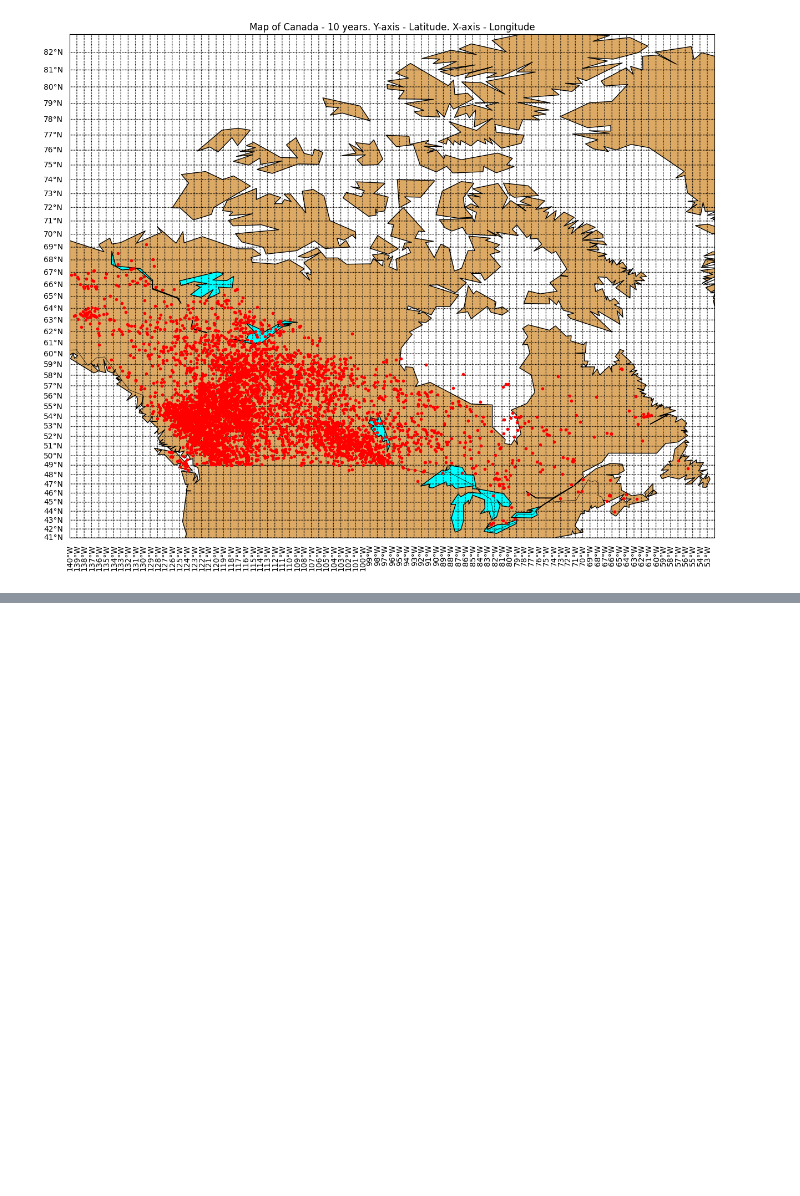
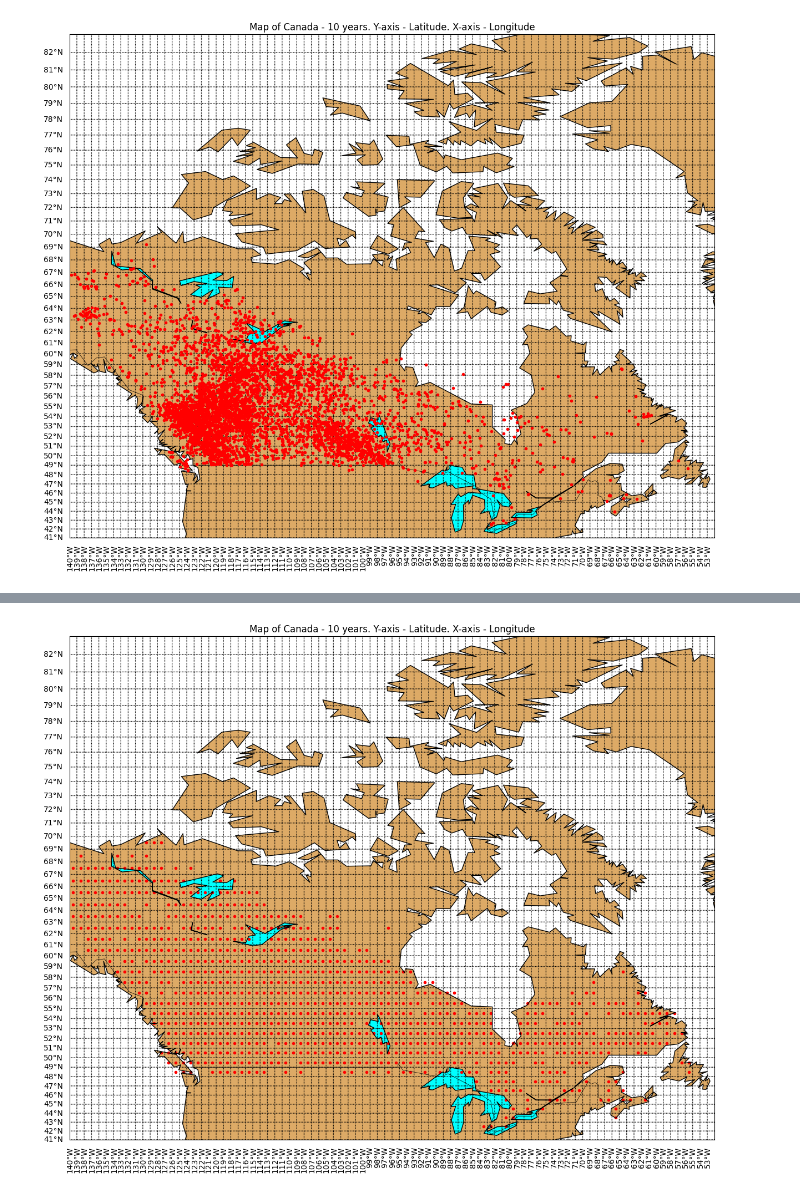
Before and after one commit to namratadakua/wildfire-prediction, a Jupyter notebook: map_plot_fire_grid.ipynb, the cells around one changed output, grey strips where cells are left out. Cells and saved outputs as stored; diff of their text form; code cells hidden in the pictures; blank space fills up the shorter version.

Commit message:
fire count based on coordinates

```diff
--- a/map_plot_fire_grid.ipynb
+++ b/map_plot_fire_grid.ipynb
@@ -258,3 +342,4 @@ class GridCell:
 # %%
-len(parallels)
+fire_data_grid = FireDataGrid()
+fire_data_grid.set_fire_count()
 # %% [output]
@@ -300,0 +388,51 @@ array([[GridCell( llat = 41,  ulat = 42, llon = -140, ulon = -139, fire_count =
+# %%
+import matplotlib.pyplot as plt
+from mpl_toolkits.basemap import Basemap
+import os
+import pandas as pd
+import numpy as np
+
+# Increase the size of the plot
+plt.figure(figsize=(15, 15))
+
+llon = -140
+ulon = -52
+llat = 41
+ulat = 83
+
+parallels = range(llat, ulat, 1)
+meridians = range(llon, ulon, 1)
+
+# Create a Basemap instance for Canada
+m = Basemap(projection='mill', llcrnrlat=41, urcrnrlat=83, llcrnrlon=-140, urcrnrlon=-52, resolution='c')
+
+# Draw the coastlines and country borders
+m.drawcoastlines()
+m.fillcontinents(color='#ddaa66',lake_color='aqua')
+#m.drawstates()
+m.drawcountries()
+m.drawparallels(parallels, labels=[1,0,0,0], fontsize=10)
+
+m.drawmeridians(meridians, labels=[0,0,0,1], fontsize=10, rotation=90)
+
+for row in range(0,rows):
+    for col in range(0, cols):
+        cell = grid[row, col]
+        latitude = (cell.llat + cell.ulat)/2.0
+        longitude = (cell.llon + cell.ulon)/2.0
+        x, y = m(longitude, latitude)
+        if cell.fire_count >= 1:
+            m.scatter(x, y, color='red', marker='.', zorder=1)  # zorder to plot points on top of the map
+            #m.text(x, y, cell.fire_count, fontsize=8, ha='right', va='bottom')
+            #plt.annotate(cell.fire_count, xy=(x, y), xytext=(5, 5), textcoords='offset points')
+
+plt.title('Map of Canada - 10 years. Y-axis - Latitude. X-axis - Longitude')
+
+#plt.xlabel("Longitude")
+#plt.ylabel("Latitude")
+#plt.savefig('plot_10_years.png')
+
+# Show the plot
+plt.show()
+# %% [output]
+[figure, added]
```
Also changed, not shown: parts of 5 cells of this notebook, 1 other file.
